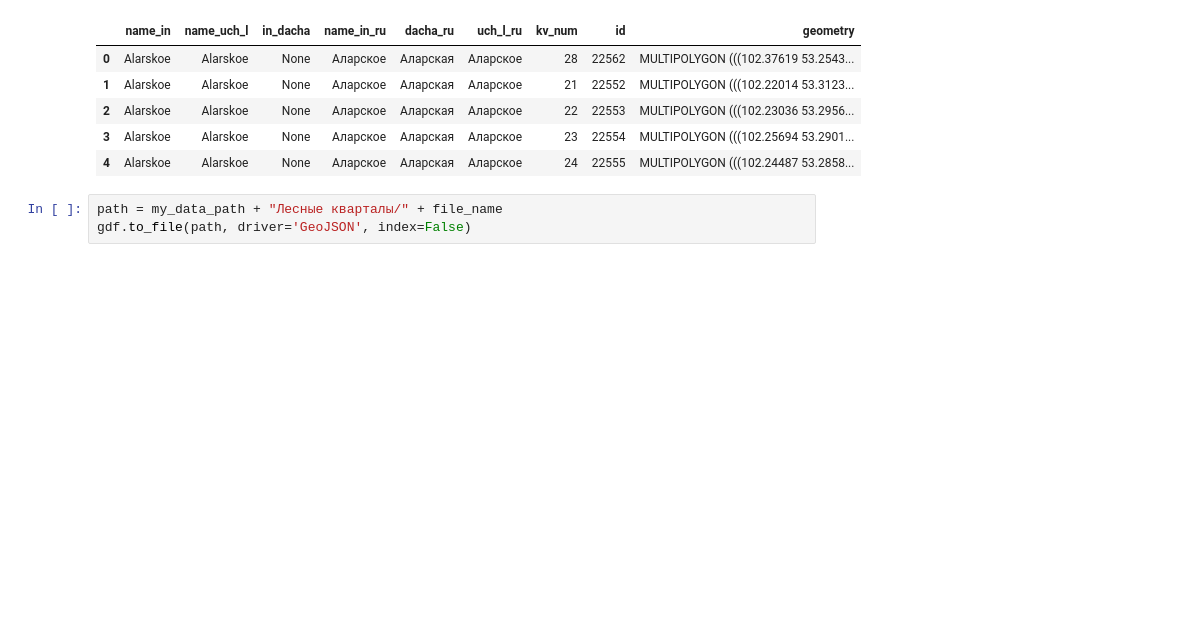
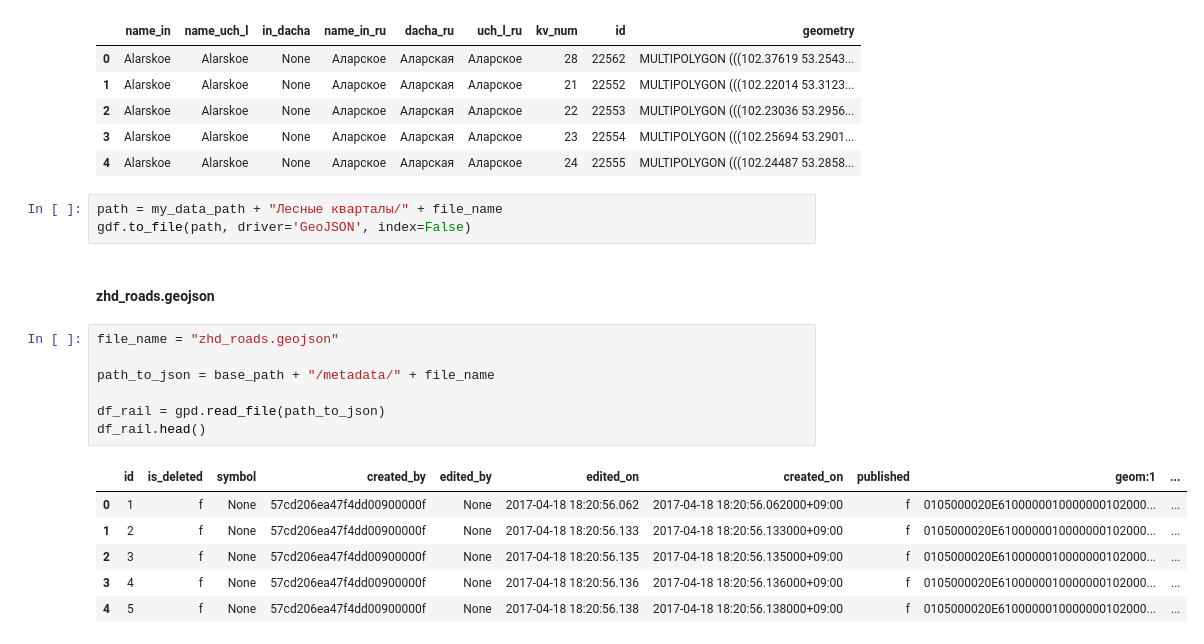
Before and after one commit to Nickitarius/Forest_Fires_Data_Visualisation, a Jupyter notebook: Util/data_transfer.ipynb, the cells around one changed output. Cells and saved outputs as stored; diff of their text form; blank space fills up the shorter version.

```diff
--- a/Util/data_transfer.ipynb
+++ b/Util/data_transfer.ipynb
@@ -369,3 +334,19 @@ gdf.head()
 # %%
 path = my_data_path + "Лесные кварталы/" + file_name
 gdf.to_file(path, driver='GeoJSON', index=False)
+# %% [markdown]
+#### zhd_roads.geojson
+# %%
+file_name = "zhd_roads.geojson"
+
+path_to_json = base_path + "/metadata/" + file_name
+
+df_rail = gpd.read_file(path_to_json)
+df_rail.head()
+# %% [output]
+|  | id | is_deleted | symbol | created_by | edited_by | edited_on | created_on | published | geom:1 | ... |
+| 0 | 1 | f | None | 57cd206ea47f4dd00900000f | None | 2017-04-18 18:20:56.062 | 2017-04-18 18:20:56.062000+09:00 | f | 0105000020E6100000010000000102000... | ... |
+| 1 | 2 | f | None | 57cd206ea47f4dd00900000f | None | 2017-04-18 18:20:56.133 | 2017-04-18 18:20:56.133000+09:00 | f | 0105000020E6100000010000000102000... | ... |
+| 2 | 3 | f | None | 57cd206ea47f4dd00900000f | None | 2017-04-18 18:20:56.135 | 2017-04-18 18:20:56.135000+09:00 | f | 0105000020E6100000010000000102000... | ... |
+| 3 | 4 | f | None | 57cd206ea47f4dd00900000f | None | 2017-04-18 18:20:56.136 | 2017-04-18 18:20:56.136000+09:00 | f | 0105000020E6100000010000000102000... | ... |
+| 4 | 5 | f | None | 57cd206ea47f4dd00900000f | None | 2017-04-18 18:20:56.138 | 2017-04-18 18:20:56.138000+09:00 | f | 0105000020E6100000010000000102000... | ... |
```
Also changed, not shown: parts of 18 cells of this notebook.
